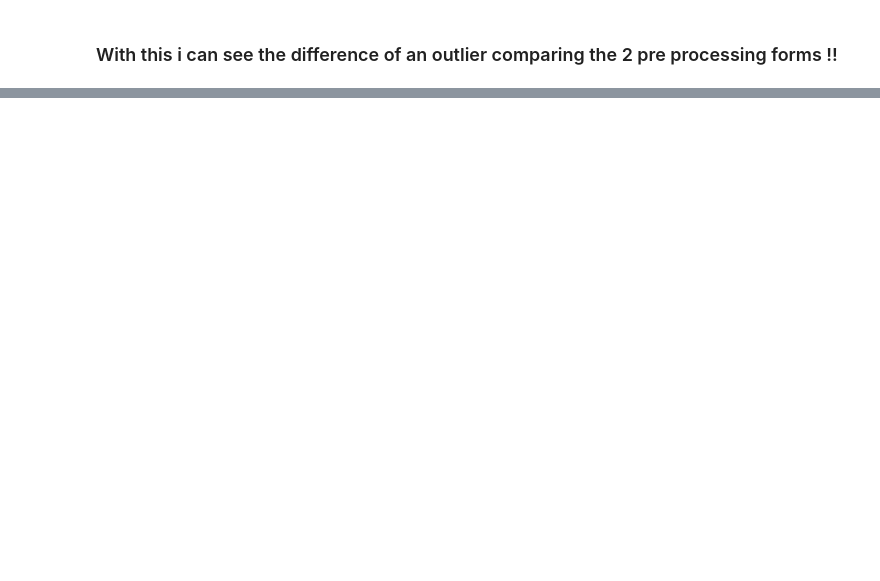
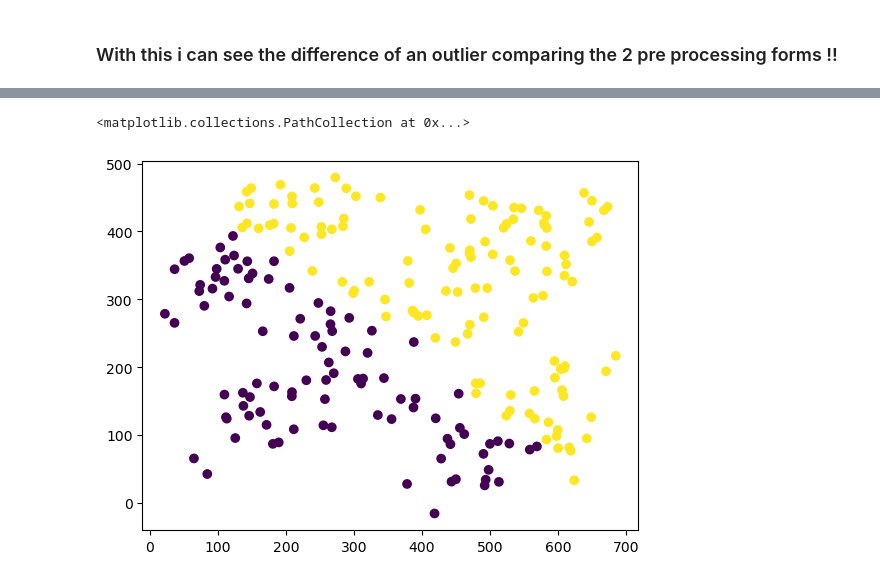
Before and after one commit to victorhrls/scikit-learn-intro, a Jupyter notebook: scikit_init.ipynb, the cells around one changed output, grey strips where cells are left out. Drawn from its saved outputs; the diff is of its cells as text; code cells hidden in the pictures; blank space fills up the shorter version.

```diff
--- a/scikit_init.ipynb
+++ b/scikit_init.ipynb
@@ -333,2 +334,8 @@ plot_trans(scaler= QuantileTransformer(n_quantiles=100))
 # %% [markdown]
 ### With this i can see the difference of an outlier comparing the 2 pre processing forms !!
+# %%
+# now a dataset that is not separable
+df = pd.read_csv('drawndata2.csv')
+X = df[['x','y']].values
+y = df['z'] == 'a'
+plt.scatter(X[:,0] , X[:,1] , c=y)
@@ -334,0 +345,16 @@ plot_trans(scaler= QuantileTransformer(n_quantiles=100))
+# %%
+# let me see if i can separate this
+
+pipe = Pipeline([
+        ('scale', QuantileTransformer()),
+        ('model', LogisticRegression())
+])
+
+pred =pipe.fit(X,y).predict(X)
+
+plt.scatter(X[:,0], X[:,1], c=pred)
+
+# Now pred will determine what will be true
+# %% [output]
+<matplotlib.collections.PathCollection at 0x...>
+[figure, added]
```
Also changed, not shown: parts of 33 cells of this notebook.
